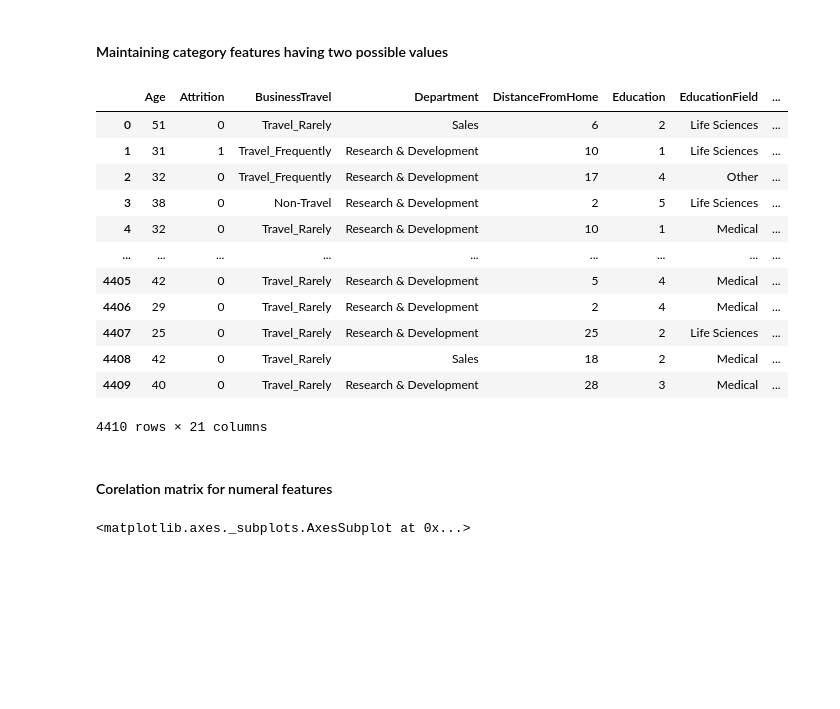
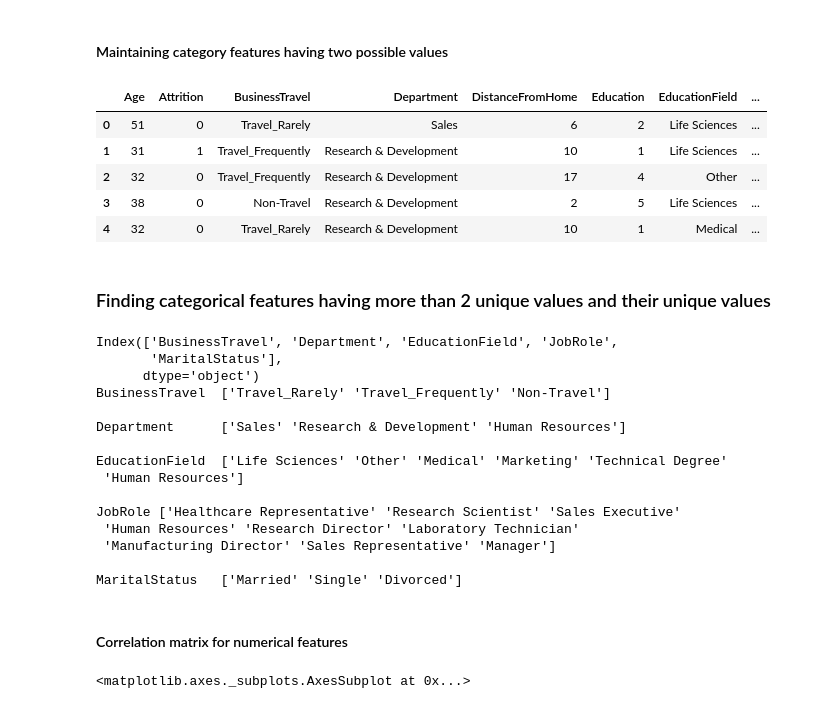
Before and after one commit to LOpuchlik/whos_gonna_leave, a Jupyter notebook: whos_gonna_leave_dt_xgb.ipynb, the cells around one changed output. Cells and saved outputs as stored; diff of their text form; code cells hidden in the pictures; blank space fills up the shorter version.

```diff
--- a/whos_gonna_leave_dt_xgb.ipynb
+++ b/whos_gonna_leave_dt_xgb.ipynb
@@ -130,23 +158,40 @@ MaritalStatus   ['Married' 'Single' 'Divorced']
 # %%
 df['Gender'] = df['Gender'].map({'Male': 0,'Female': 1})
 df['Attrition'] = df['Attrition'].map({'No': 0,'Yes': 1})
-df
+df.head()
 # %% [output]
 |  | Age | Attrition | BusinessTravel | Department | DistanceFromHome | Education | EducationField | ... |
 | 0 | 51 | 0 | Travel_Rarely | Sales | 6 | 2 | Life Sciences | ... |
 | 1 | 31 | 1 | Travel_Frequently | Research & Development | 10 | 1 | Life Sciences | ... |
 | 2 | 32 | 0 | Travel_Frequently | Research & Development | 17 | 4 | Other | ... |
 | 3 | 38 | 0 | Non-Travel | Research & Development | 2 | 5 | Life Sciences | ... |
 | 4 | 32 | 0 | Travel_Rarely | Research & Development | 10 | 1 | Medical | ... |
-| ... | ... | ... | ... | ... | ... | ... | ... | ... |
-| 4405 | 42 | 0 | Travel_Rarely | Research & Development | 5 | 4 | Medical | ... |
-| 4406 | 29 | 0 | Travel_Rarely | Research & Development | 2 | 4 | Medical | ... |
-| 4407 | 25 | 0 | Travel_Rarely | Research & Development | 25 | 2 | Life Sciences | ... |
-| 4408 | 42 | 0 | Travel_Rarely | Sales | 18 | 2 | Medical | ... |
-| 4409 | 40 | 0 | Travel_Rarely | Research & Development | 28 | 3 | Medical | ... |
-4410 rows × 21 columns
+# %% [markdown]
+### Finding categorical features having more than 2 unique values and their unique values
+# %%
+list_of_categorical_features=df.select_dtypes(include=['category', 'object']).columns
+print(list_of_categorical_features)   # 'BusinessTravel', 'Department', 'EducationField', 'JobRole', 'MaritalStatus'
+
+for category_column in list_of_categorical_features:
+    print(f'{category_column}\t{df[category_column].unique()}\n')
+# %% [output]
+Index(['BusinessTravel', 'Department', 'EducationField', 'JobRole',
+       'MaritalStatus'],
+      dtype='object')
+BusinessTravel  ['Travel_Rarely' 'Travel_Frequently' 'Non-Travel']
+
+Department      ['Sales' 'Research & Development' 'Human Resources']
+
+EducationField  ['Life Sciences' 'Other' 'Medical' 'Marketing' 'Technical Degree'
+ 'Human Resources']
+
+JobRole ['Healthcare Representative' 'Research Scientist' 'Sales Executive'
+ 'Human Resources' 'Research Director' 'Laboratory Technician'
+ 'Manufacturing Director' 'Sales Representative' 'Manager']
+
+MaritalStatus   ['Married' 'Single' 'Divorced']
 # %% [markdown]
-#### Corelation matrix for numeral features
+#### Correlation matrix for numerical features
 # %%
 import seaborn as sns
 import matplotlib.pyplot as plt
```
Also changed, not shown: parts of 30 cells of this notebook.
